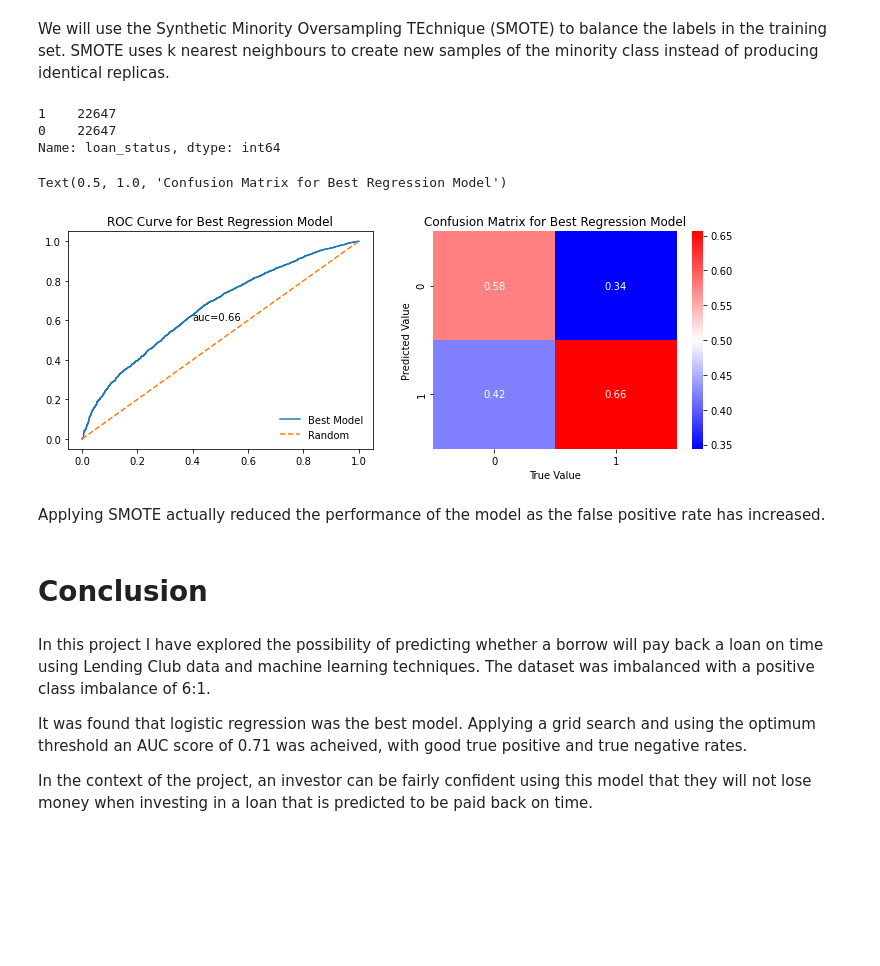
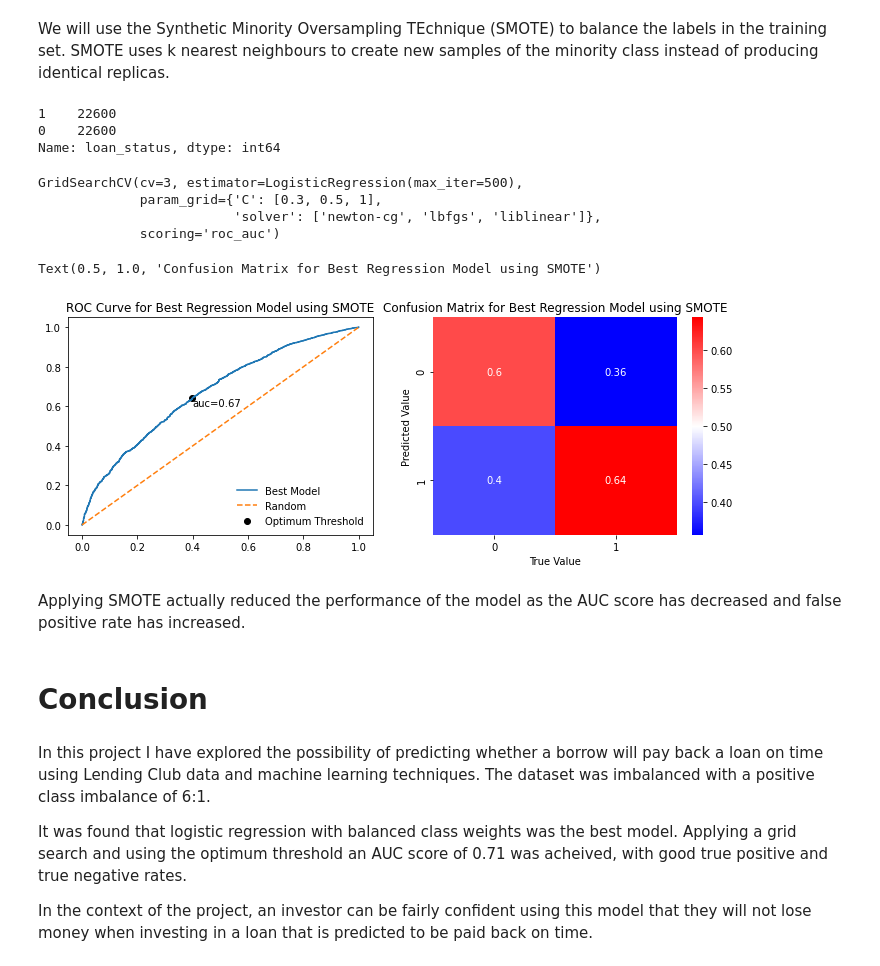
Before and after one commit to billy-moore-98/loan-prediction, a Jupyter notebook: loan_prediction_model.ipynb, the cells around one changed output. Saved outputs shown, nothing was run; the diff lists cells and outputs as text; code cells hidden in the pictures; blank space fills up the shorter version.

```diff
--- a/loan_prediction_model.ipynb
+++ b/loan_prediction_model.ipynb
@@ -211,5 +213,5 @@ There seems to be a strong correlation between *loan_amnt* and *installment*, we
 # %%
-loans.drop(['installment'], axis=1, inplace=True)
+loans.drop(['installment', 'open_acc'], axis=1, inplace=True)
 # %% [markdown]
 ### Creating Dummy Variables
 # %% [markdown]
@@ -290,7 +292,7 @@ features = loans[loans.columns.drop('loan_status')]
 target = loans['loan_status']
 
 # split dataset into train and test splits
-X_train_master, X_test, y, y_test = train_test_split(features, target, train_size=0.7, random_state=1)
+X_train_master, X_test, y, y_test = train_test_split(features, target, train_size=0.7, random_state=1, stratify=target)
 # %% [markdown]
 ### Scaling Numerical Features
 # %% [markdown]
@@ -487,7 +504,7 @@ We can further improve the model by using random sampling techniques to balance
 We will use the Synthetic Minority Oversampling TEchnique (SMOTE) to balance the labels in the training set. SMOTE uses k nearest neighbours to create new samples of the minority class instead of producing identical replicas.
 # %%
 # identify categorical features
-categoricals = [i for i in range(13,36)]
+categoricals = [i for i in range(13,35)]
 
 # perform random oversampling
 oversampler = SMOTENC(categorical_features=categoricals, sampling_strategy='minority')
@@ -500,55 +517,71 @@ X_resampled[numerical] = scaler.fit_transform(X_resampled[numerical])
 # check the data is balanced
 y_resampled.value_counts()
 # %% [output]
-1    22647
-0    22647
+1    22600
+0    22600
 Name: loan_status, dtype: int64
+# %%
+# create parameter grid for grid search
+hyperparameters = {
+    'solver': ['newton-cg', 'lbfgs', 'liblinear'],
+    'C': [0.3, 0.5, 1]
+}
+
+# perform grid search using SMOTE train dataset
+grid_smote = GridSearchCV(models['Logistic Regression'], param_grid=hyperparameters, cv=3, scoring='roc_auc')
+grid_smote.fit(X_resampled, y_resampled)
+# %% [output]
+GridSearchCV(cv=3, estimator=LogisticRegression(max_iter=500),
+             param_grid={'C': [0.3, 0.5, 1],
+                         'solver': ['newton-cg', 'lbfgs', 'liblinear']},
+             scoring='roc_auc')
 # %%
-# fit the best model to the resampled data
-grid.best_estimator_.fit(X_resampled, y_resampled)
+# fit best model to resampled data
+grid_smote.best_estimator_.fit(X_resampled, y_resampled)
 
-# predict probabilities
-probs_resampled = grid.best_estimator_.predict_proba(X_test)
+# calculate probabilities
+probs_resampled = grid_smote.best_estimator_.predict_proba(X_test)
 
-# calculate false positives, true positives and corresponding thresholds
+# calculate false positives, true positives for different thresholds
 fp, tp, threshold = roc_curve(y_test, probs_resampled[:,1])
 
-# compute auc score metric
+# calculate auc scoring metric
 auc = roc_auc_score(y_test, probs_resampled[:,1])
 
-# compute gmeans and identify the optimum threshold value
-gmeans = (tp*(1-fp))**0.5
+# calculate gmeans metric and identify optimum threshold
+gmeans = (tp * (1 - fp)) ** 0.5
 ix = np.argmax(gmeans)
 opt_threshold = threshold[ix]
 
 # predict class labels using optimum threshold
 predict = np.where(probs_resampled[:,1] >= opt_threshold, 1, 0)
 
-# plot ROC curve and confusion matrix for new model
+# plot roc curve and confusion matrix for SMOTE model
 conf = confusion_matrix(y_test, predict).T
 conf = conf.astype('float') / conf.sum(axis=0)
 
 fig, ax = plt.subplots(1, 2)
 fig.set_figwidth(12)
 ax[0].plot(fp, tp, label='Best Model')
 ax[0].plot([0,1], [0,1], linestyle='--', label='Random')
+ax[0].scatter(fp[ix], tp[ix], marker='o', color='black', label='Optimum Threshold')
 ax[0].text(0.4, 0.6, 'auc={}'.format(round(auc, 2)))
-ax[0].set_title('ROC Curve for Best Regression Model')
+ax[0].set_title('ROC Curve for Best Regression Model using SMOTE')
 ax[0].legend(loc='lower right', frameon=False)
 sns.heatmap(conf, annot=True, cmap='bwr', ax=ax[1])
 ax[1].set_xlabel('True Value')
 ax[1].set_ylabel('Predicted Value')
-ax[1].set_title('Confusion Matrix for Best Regression Model')
+ax[1].set_title('Confusion Matrix for Best Regression Model using SMOTE')
 # %% [output]
-Text(0.5, 1.0, 'Confusion Matrix for Best Regression Model')
+Text(0.5, 1.0, 'Confusion Matrix for Best Regression Model using SMOTE')
-[figure, old version]
+[figure, new version]
 # %% [markdown]
-Applying SMOTE actually reduced the performance of the model as the false positive rate has increased.
+Applying SMOTE actually reduced the performance of the model as the AUC score has decreased and false positive rate has increased.
 # %% [markdown]
 # Conclusion
 # %% [markdown]
 In this project I have explored the possibility of predicting whether a borrow will pay back a loan on time using Lending Club data and machine learning techniques. The dataset was imbalanced with a positive class imbalance of 6:1.
 
-It was found that logistic regression was the best model. Applying a grid search and using the optimum threshold an AUC score of 0.71 was acheived, with good true positive and true negative rates.
+It was found that logistic regression with balanced class weights was the best model. Applying a grid search and using the optimum threshold an AUC score of 0.71 was acheived, with good true positive and true negative rates.
 
 In the context of the project, an investor can be fairly confident using this model that they will not lose money when investing in a loan that is predicted to be paid back on time.
```
Also changed, not shown: parts of 17 cells of this notebook.
